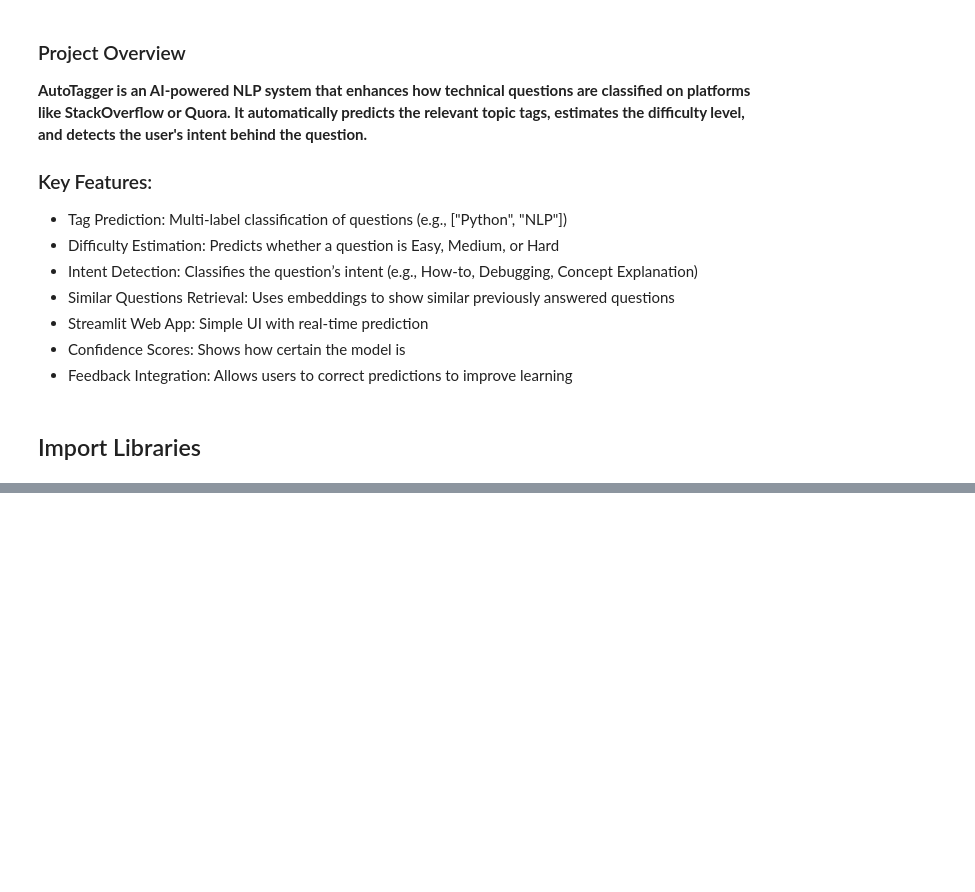
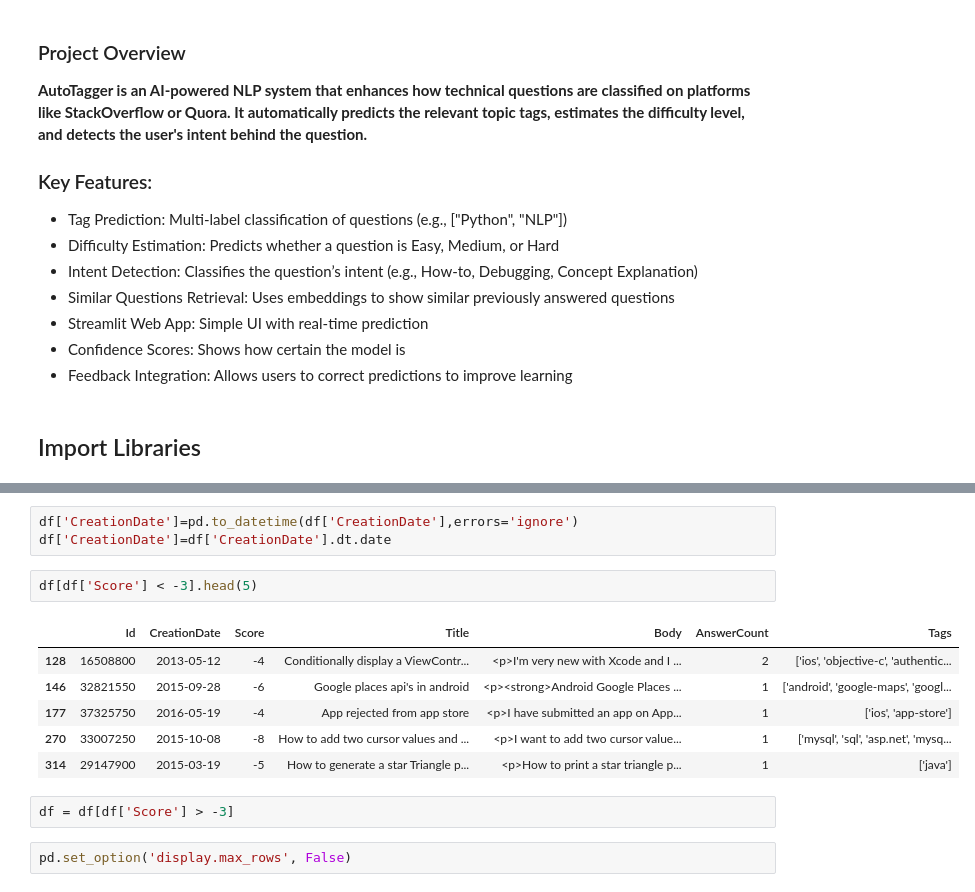
Before and after one commit to danisharain12/AutoTagger-Intelligent-Question-Tagging-with-Difficulty-Intent-Detection, a Jupyter notebook: AutoTagger Intelligent Question Tagging with Difficulty & Intent Detection/AutoTagger Intelligent Question Tagging.ipynb, the cells around one changed output, grey strips where cells are left out. Drawn from its saved outputs; the diff is of its cells as text; blank space fills up the shorter version.

```diff
--- a/AutoTagger Intelligent Question Tagging with Difficulty & Intent Detection/AutoTagger Intelligent Question Tagging.ipynb
+++ b/AutoTagger Intelligent Question Tagging with Difficulty & Intent Detection/AutoTagger Intelligent Question Tagging.ipynb
@@ -47,0 +94,16 @@ df.sample()
+# %%
+df['CreationDate']=pd.to_datetime(df['CreationDate'],errors='ignore')
+df['CreationDate']=df['CreationDate'].dt.date
+# %%
+df[df['Score'] < -3].head(5)
+# %% [output]
+|  | Id | CreationDate | Score | Title | Body | AnswerCount | Tags |
+| 128 | 16508800 | 2013-05-12 | -4 | Conditionally display a ViewContr... | <p>I'm very new with Xcode and I ... | 2 | ['ios', 'objective-c', 'authentic... |
+| 146 | 32821550 | 2015-09-28 | -6 | Google places api's in android | <p><strong>Android Google Places ... | 1 | ['android', 'google-maps', 'googl... |
+| 177 | 37325750 | 2016-05-19 | -4 | App rejected from app store | <p>I have submitted an app on App... | 1 | ['ios', 'app-store'] |
+| 270 | 33007250 | 2015-10-08 | -8 | How to add two cursor values and ... | <p>I want to add two cursor value... | 1 | ['mysql', 'sql', 'asp.net', 'mysq... |
+| 314 | 29147900 | 2015-03-19 | -5 | How to generate a star Triangle p... | <p>How to print a star triangle p... | 1 | ['java'] |
+# %%
+df = df[df['Score'] > -3]
+# %%
+pd.set_option('display.max_rows', False)
```
Also changed, not shown: parts of 17 cells of this notebook.
